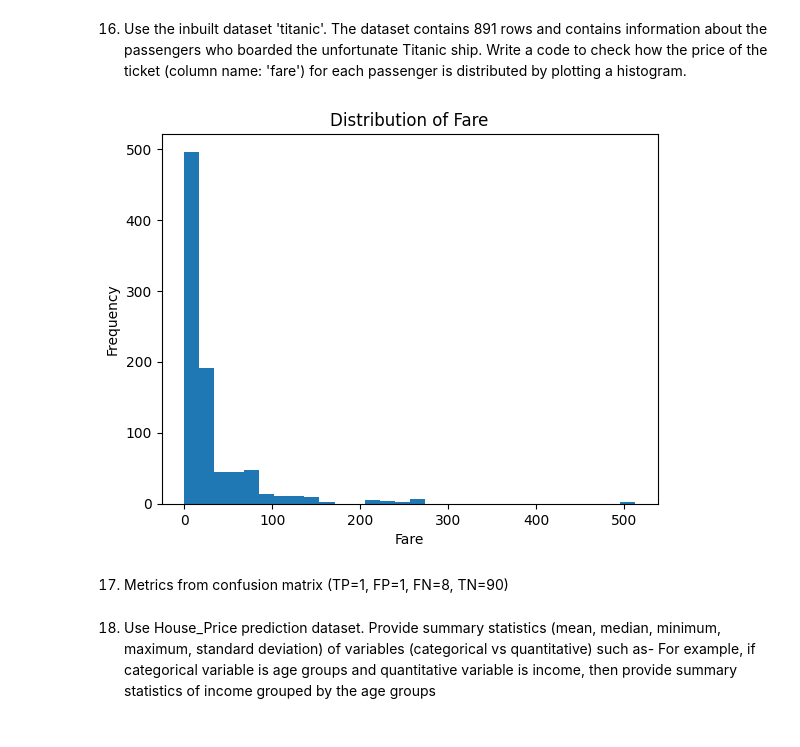
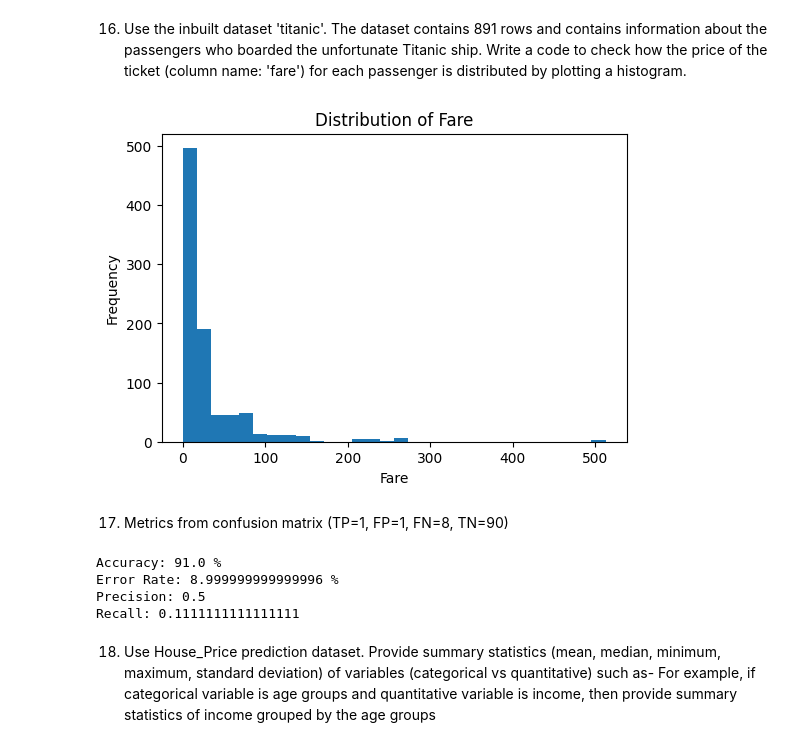
Before and after one commit to steve01x/DSML_PR, a Jupyter notebook: all_pr_asg.ipynb, the cells around one changed output. Saved outputs shown, nothing was run; the diff lists cells and outputs as text; code cells hidden in the pictures.

```diff
--- a/all_pr_asg.ipynb
+++ b/all_pr_asg.ipynb
@@ -699,18 +720,19 @@ plt.show()
 # %%
 # Program 16
 
 import seaborn as sns
 import matplotlib.pyplot as plt
 
 titanic = sns.load_dataset("titanic")
 
+plt.figure(figsize=(6,4))
 plt.hist(titanic["fare"].dropna(), bins=30)
 plt.title("Distribution of Fare")
 plt.xlabel("Fare")
 plt.ylabel("Frequency")
 plt.show()
 # %% [output]
-[figure, old version]
+[figure, new version]
 # %% [markdown]
 17) Metrics from confusion matrix (TP=1, FP=1, FN=8, TN=90)
 # %%
@@ -722,14 +744,19 @@ FN = 8
 TN = 90
 
 accuracy = (TP + TN) / (TP + TN + FP + FN)
-error_rate = 1 - accuracy
+error_rate = (1 - accuracy)*100
 precision = TP / (TP + FP)
 recall = TP / (TP + FN)
 
-print("Accuracy:", accuracy)
-print("Error Rate:", error_rate)
+print("Accuracy:", accuracy*100,"%")
+print("Error Rate:", error_rate,"%")
 print("Precision:", precision)
 print("Recall:", recall)
+# %% [output]
+Accuracy: 91.0 %
+Error Rate: 8.999999999999996 %
+Precision: 0.5
+Recall: 0.1111111111111111
 # %% [markdown]
 18. Use House_Price prediction dataset. Provide summary statistics (mean,
  median, minimum, maximum, standard deviation) of variables (categorical
```
Also changed, not shown: parts of 5 cells of this notebook.
